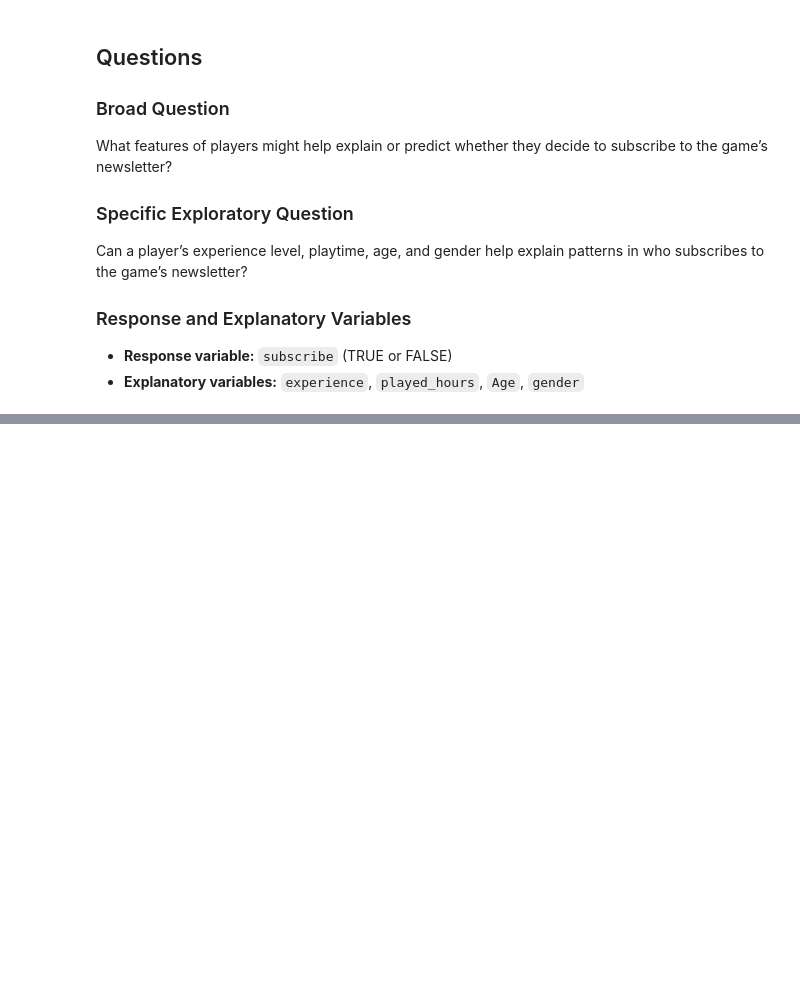
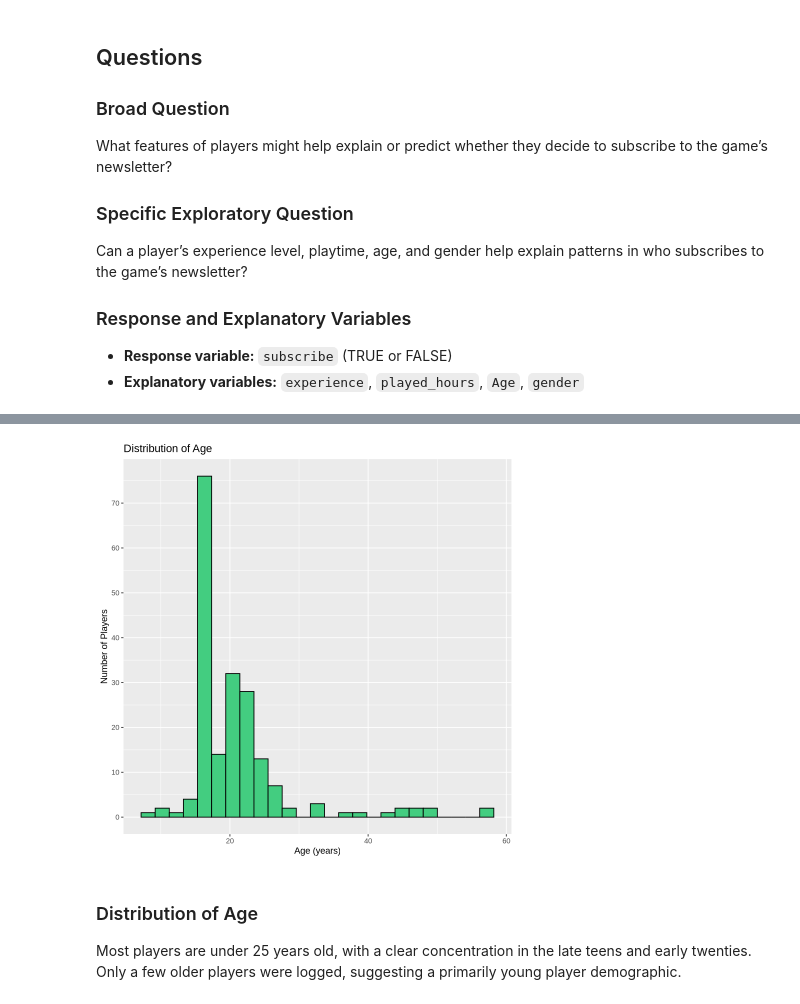
Before and after one commit to cassidoi/dsci-100-2025w1-group36-cassidy, a Jupyter notebook: individual_project.ipynb, the cells around one changed output, grey strips where cells are left out. Saved outputs shown, nothing was run; the diff lists cells and outputs as text; code cells hidden in the pictures; blank space fills up the shorter version.

```diff
--- a/individual_project.ipynb
+++ b/individual_project.ipynb
@@ -202,0 +275,6 @@ Can a player’s experience level, playtime, age, and gender help explain patter
+# %%
+ggplot(players, aes(x = Age)) +
+  geom_histogram(bins = 25, fill = "seagreen3", color = "black") +
+  scale_y_continuous(breaks = seq(0, 80, by = 10)) +
+  labs(title = "Distribution of Age",x = "Age (years)",y = "Number of Players")
+# %% [output]
@@ -202,0 +283,5 @@ Can a player’s experience level, playtime, age, and gender help explain patter
+[figure, added]
+# %% [markdown]
+### Distribution of Age
+Most players are under 25 years old, with a clear concentration in the late teens and early twenties.
+Only a few older players were logged, suggesting a primarily young player demographic.
```
Also changed, not shown: parts of 11 cells of this notebook.
